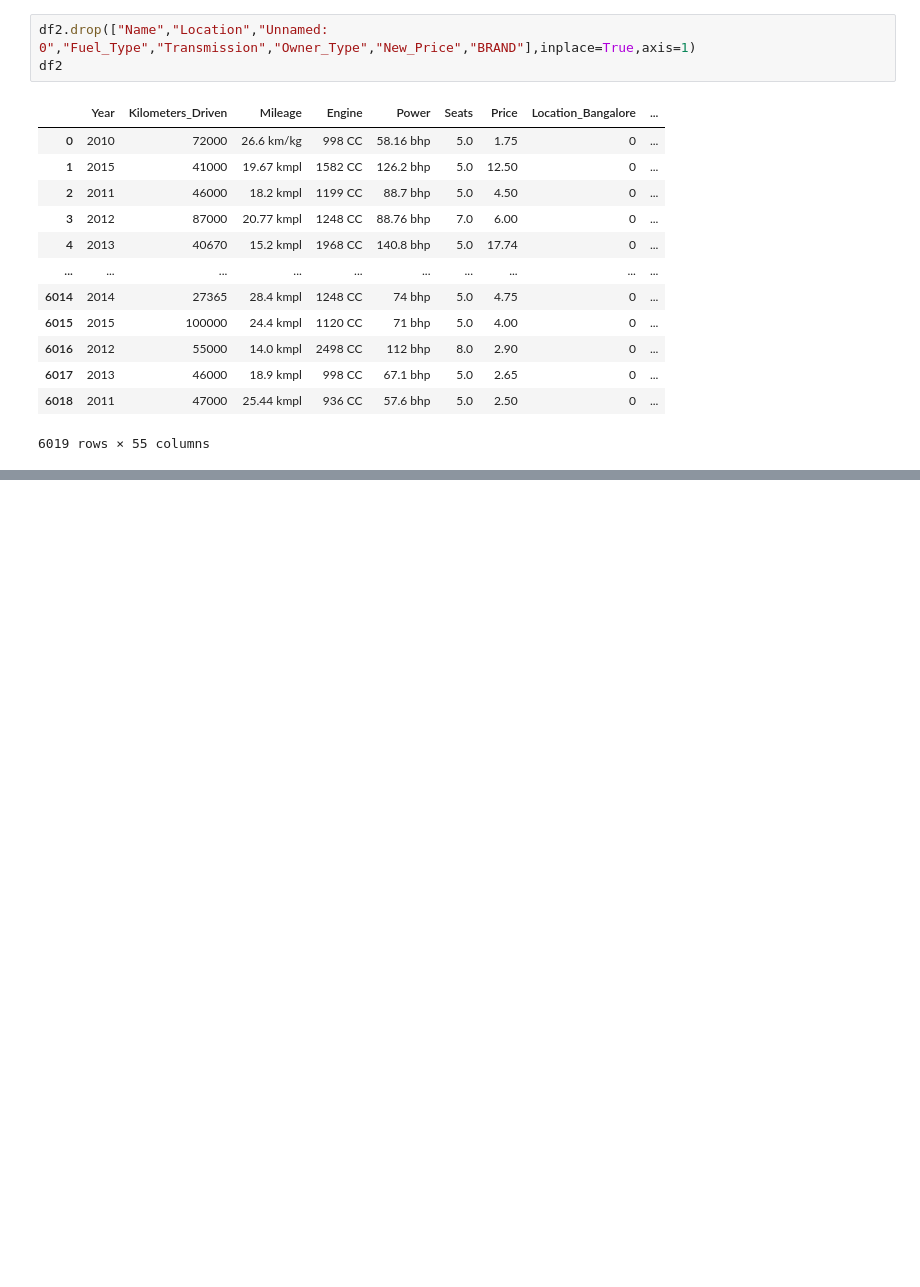
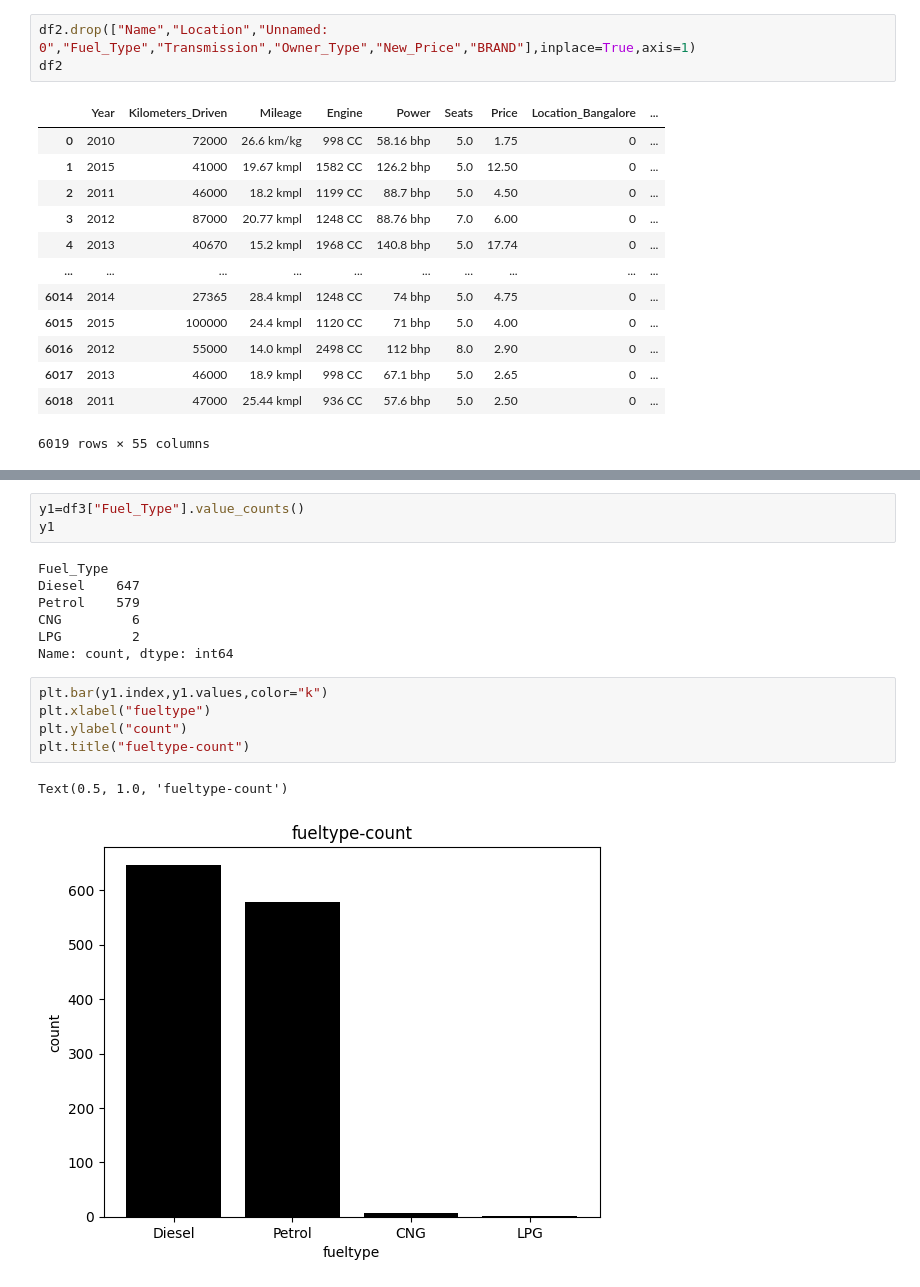
Before and after one commit to shyama0578/machine_learning, a Jupyter notebook: multiple regression/train.ipynb, the cells around one changed output, grey strips where cells are left out. Saved outputs shown, nothing was run; the diff lists cells and outputs as text; blank space fills up the shorter version.

```diff
--- a/multiple regression/train.ipynb
+++ b/multiple regression/train.ipynb
@@ -269,0 +660,18 @@ df2
+# %%
+y1=df3["Fuel_Type"].value_counts()
+y1
+# %% [output]
+Fuel_Type
+Diesel    647
+Petrol    579
+CNG         6
+LPG         2
+Name: count, dtype: int64
+# %%
+plt.bar(y1.index,y1.values,color="k")
+plt.xlabel("fueltype")
+plt.ylabel("count")
+plt.title("fueltype-count")
+# %% [output]
+Text(0.5, 1.0, 'fueltype-count')
+[figure, added]
```
Also changed, not shown: parts of 65 cells of this notebook, 4 other files.
